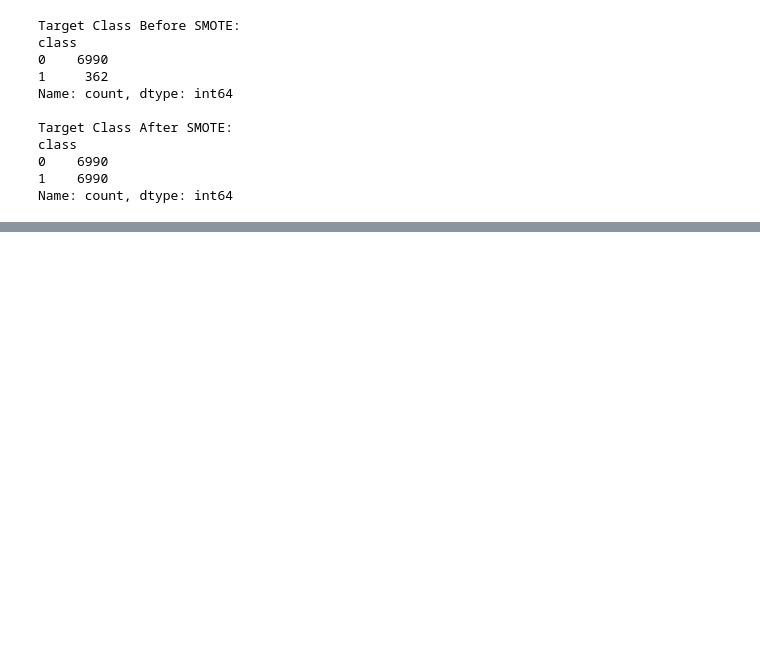
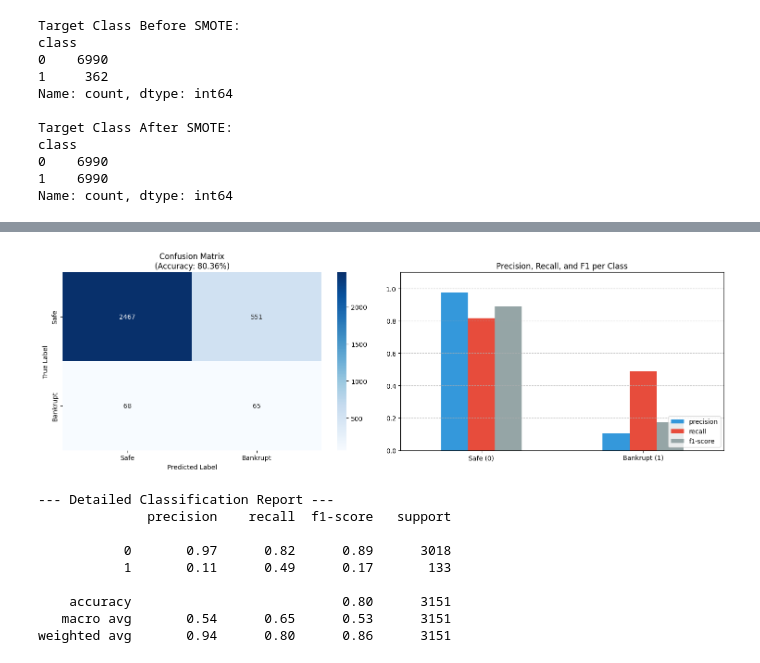
Before and after one commit to reem-naji/Data-computation-project, a Jupyter notebook: bankruptcy.ipynb, the cells around one changed output, grey strips where cells are left out. Drawn from its saved outputs; the diff is of its cells as text; code cells hidden in the pictures; blank space fills up the shorter version.

Commit message:
SMOTE

```diff
--- a/bankruptcy.ipynb
+++ b/bankruptcy.ipynb
@@ -275,8 +277,8 @@ sns.kdeplot(data=lda_df, x='LDA1', hue='class', fill=True)
 # %% [markdown]
 Data is linearly inseparable
 # %%
-# 3. Hit it with SMOTE (apply to the SCALED training data ONLY)
-smote = SMOTE(random_state=42)
+# Hit it with SMOTE (apply to the SCALED training data ONLY)
+smote = SMOTE(sampling_strategy='minority',random_state=42)
 X_train_resampled_scaled, y_train_resampled = smote.fit_resample(X_train_scaled, y_train)
 print(f"Target Class Before SMOTE:\n{y_train.value_counts()}\n")
 print(f"Target Class After SMOTE:\n{y_train_resampled.value_counts()}")
@@ -380,0 +347,45 @@ weighted avg       0.93      0.92      0.92      3151
+# %%
+# 1. 'best_estimator_' automatically grabs the winning SVM model from the halving search
+best_svm = halving_search.best_estimator_
+
+# 2. Force the model to predict the outcomes of the unseen test data
+y_pred = best_svm.predict(X_test_scaled)
+
+# --- VISUALIZATION SECTION ---
+# Set up the figure with two subplots
+fig, (ax1, ax2) = plt.subplots(1, 2, figsize=(15, 5))
+
+# Plot 1: Confusion Matrix Heatmap
+cm = confusion_matrix(y_test, y_pred)
+sns.heatmap(cm, annot=True, fmt='d', cmap='Blues', ax=ax1,
+            xticklabels=['Safe', 'Bankrupt'],
+            yticklabels=['Safe', 'Bankrupt'])
+ax1.set_title(f'Confusion Matrix\n(Accuracy: {accuracy_score(y_test, y_pred):.2%})')
+ax1.set_xlabel('Predicted Label')
+ax1.set_ylabel('True Label')
+
+# Plot 2: Classification Metrics Bar Chart
+report = classification_report(y_test, y_pred, output_dict=True)
+report_df = pd.DataFrame(report).iloc[:-1, :2].T # Focus on Precision, Recall, F1 for the two classes
+report_df.plot(kind='bar', ax=ax2, color=['#3498db', '#e74c3c', '#95a5a6'])
+ax2.set_title('Precision, Recall, and F1 per Class')
+ax2.set_ylim(0, 1.1)
+ax2.set_xticklabels(['Safe (0)', 'Bankrupt (1)'], rotation=0)
+ax2.legend(loc='lower right')
+ax2.grid(axis='y', linestyle='--', alpha=0.7)
+plt.tight_layout()
+plt.show()
+# Keep the text report below for detailed numbers
+print("\n--- Detailed Classification Report ---")
+print(classification_report(y_test, y_pred))
+# %% [output]
+[figure, added]
+--- Detailed Classification Report ---
+              precision    recall  f1-score   support
+
+           0       0.97      0.82      0.89      3018
+           1       0.11      0.49      0.17       133
+
+    accuracy                           0.80      3151
+   macro avg       0.54      0.65      0.53      3151
+weighted avg       0.94      0.80      0.86      3151
```
Also changed, not shown: parts of 7 cells of this notebook.
